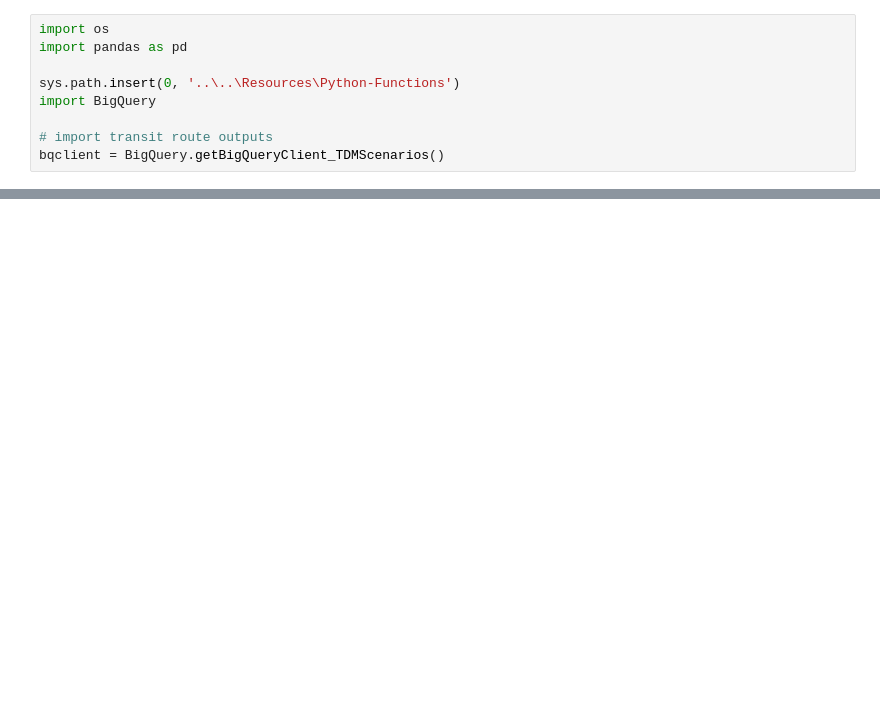
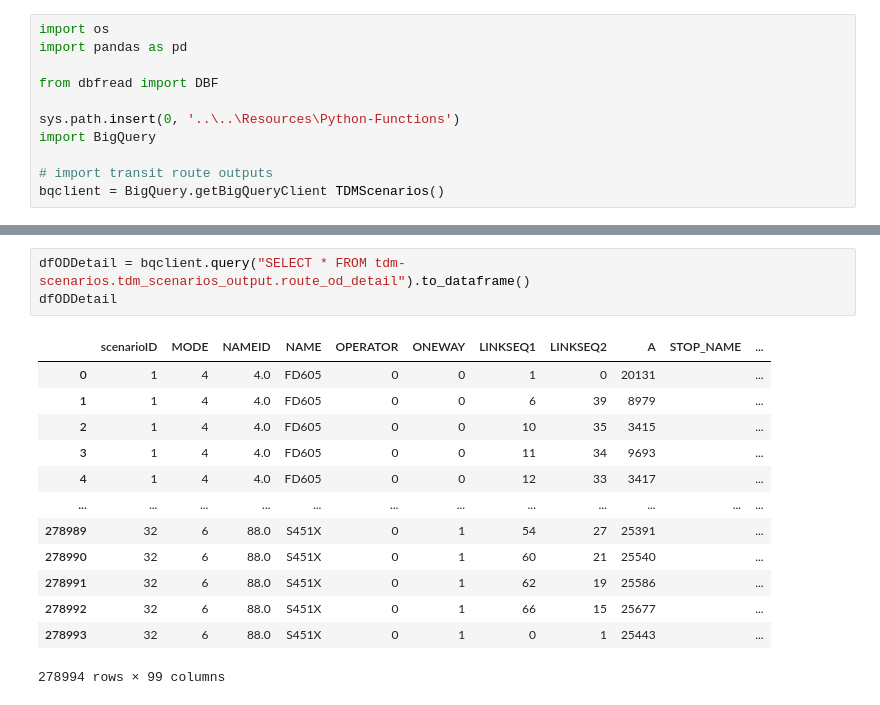
Before and after one commit to WFRCAnalytics/TDM-VAL-Scenario-Comparison-Toolbox, a Jupyter notebook: 2.1-TotalTDMTool/A-OldDataReformatAndPrepForApp.ipynb, the cells around one changed output, grey strips where cells are left out. Saved outputs shown, nothing was run; the diff lists cells and outputs as text; blank space fills up the shorter version.

```diff
--- a/2.1-TotalTDMTool/A-OldDataReformatAndPrepForApp.ipynb
+++ b/2.1-TotalTDMTool/A-OldDataReformatAndPrepForApp.ipynb
@@ -1,9 +1,11 @@
 # %%
 import os
 import pandas as pd
+
+from dbfread import DBF
 
 sys.path.insert(0, '..\..\Resources\Python-Functions')
 import BigQuery
 
 # import transit route outputs
-bqclient = BigQuery.getBigQueryClient_TDMScenarios()
+bqclient = BigQuery.getBigQueryClient TDMScenarios()
@@ -10,2 +33,19 @@ bqclient = BigQuery.getBigQueryClient_TDMScenarios()
+# %%
+dfODDetail = bqclient.query("SELECT * FROM tdm-scenarios.tdm_scenarios_output.route_od_detail").to_dataframe()
+dfODDetail
+# %% [output]
+|  | scenarioID | MODE | NAMEID | NAME | OPERATOR | ONEWAY | LINKSEQ1 | LINKSEQ2 | A | STOP_NAME | ... |
+| 0 | 1 | 4 | 4.0 | FD605 | 0 | 0 | 1 | 0 | 20131 |  | ... |
+| 1 | 1 | 4 | 4.0 | FD605 | 0 | 0 | 6 | 39 | 8979 |  | ... |
+| 2 | 1 | 4 | 4.0 | FD605 | 0 | 0 | 10 | 35 | 3415 |  | ... |
+| 3 | 1 | 4 | 4.0 | FD605 | 0 | 0 | 11 | 34 | 9693 |  | ... |
+| 4 | 1 | 4 | 4.0 | FD605 | 0 | 0 | 12 | 33 | 3417 |  | ... |
+| ... | ... | ... | ... | ... | ... | ... | ... | ... | ... | ... | ... |
+| 278989 | 32 | 6 | 88.0 | S451X | 0 | 1 | 54 | 27 | 25391 |  | ... |
+| 278990 | 32 | 6 | 88.0 | S451X | 0 | 1 | 60 | 21 | 25540 |  | ... |
+| 278991 | 32 | 6 | 88.0 | S451X | 0 | 1 | 62 | 19 | 25586 |  | ... |
+| 278992 | 32 | 6 | 88.0 | S451X | 0 | 1 | 66 | 15 | 25677 |  | ... |
+| 278993 | 32 | 6 | 88.0 | S451X | 0 | 1 | 0 | 1 | 25443 |  | ... |
+278994 rows × 99 columns
 # %%
 # read in manully created file
```
Also changed, not shown: parts of 11 cells of this notebook, 40 other files.
